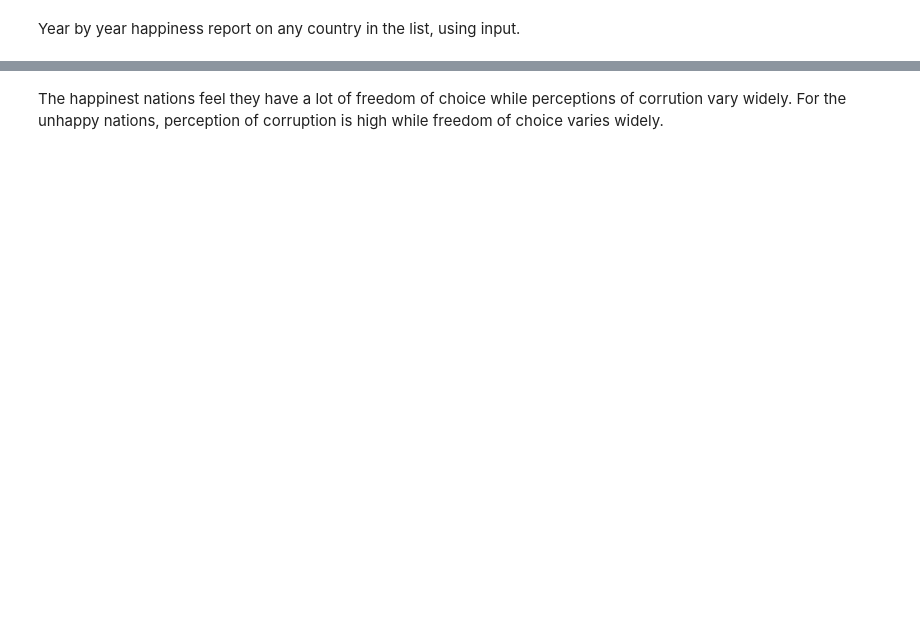
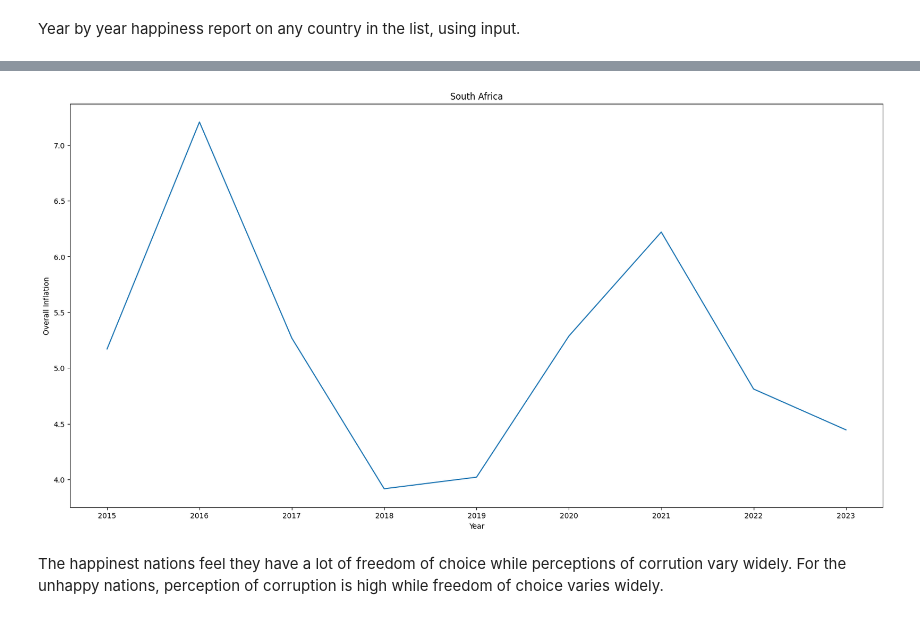
Before and after one commit to tara-hylton/world_happiness, a Jupyter notebook: world happiness.ipynb, the cells around one changed output, grey strips where cells are left out. Saved outputs shown, nothing was run; the diff lists cells and outputs as text; code cells hidden in the pictures; blank space fills up the shorter version.

```diff
--- a/world happiness.ipynb
+++ b/world happiness.ipynb
@@ -353,3 +359,14 @@ plt.show()
+# %%
+coutry_input2 = input("What country would you like to see an inflation report on?")
+inf_data2 = inf_data[inf_data['country'] == coutry_input2]
+plt.figure(figsize=(20,10))
+ax = sns.lineplot(x='year', y='gdp_deflator_index', data=inf_data2, errorbar=None)
+ax.set_xlabel("Year")
+ax.set_ylabel("Overall Inflation")
+plt.title(coutry_input2)
+plt.show()
+# %% [output]
+[figure, added]
 # %% [markdown]
 The happinest nations feel they have a lot of freedom of choice while perceptions of corrution vary widely.
 For the unhappy nations, perception of corruption is high while freedom of choice varies widely.
```
Also changed, not shown: parts of 5 cells of this notebook, 5 other files.
